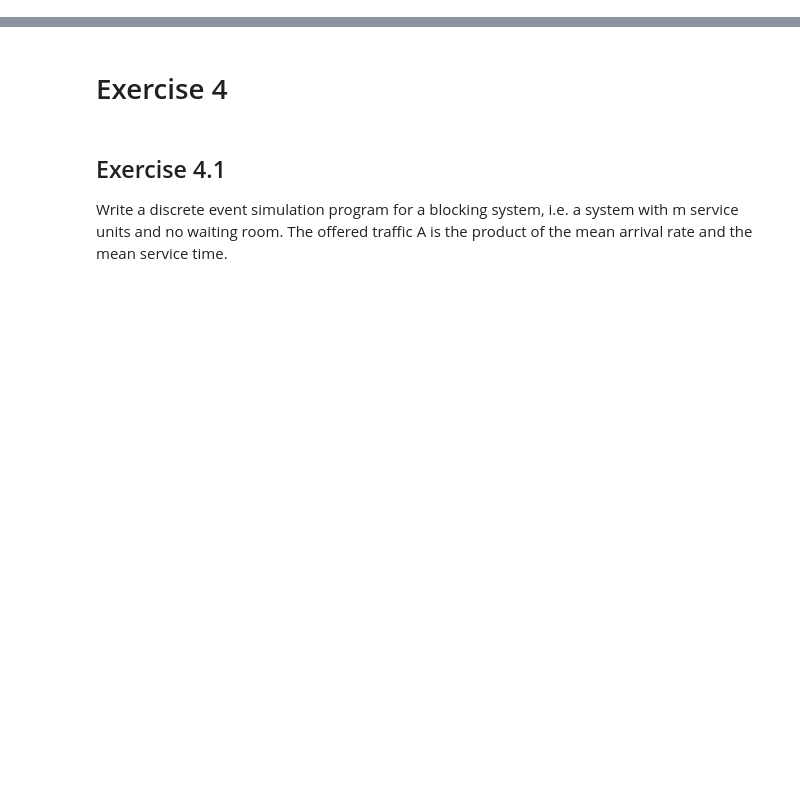
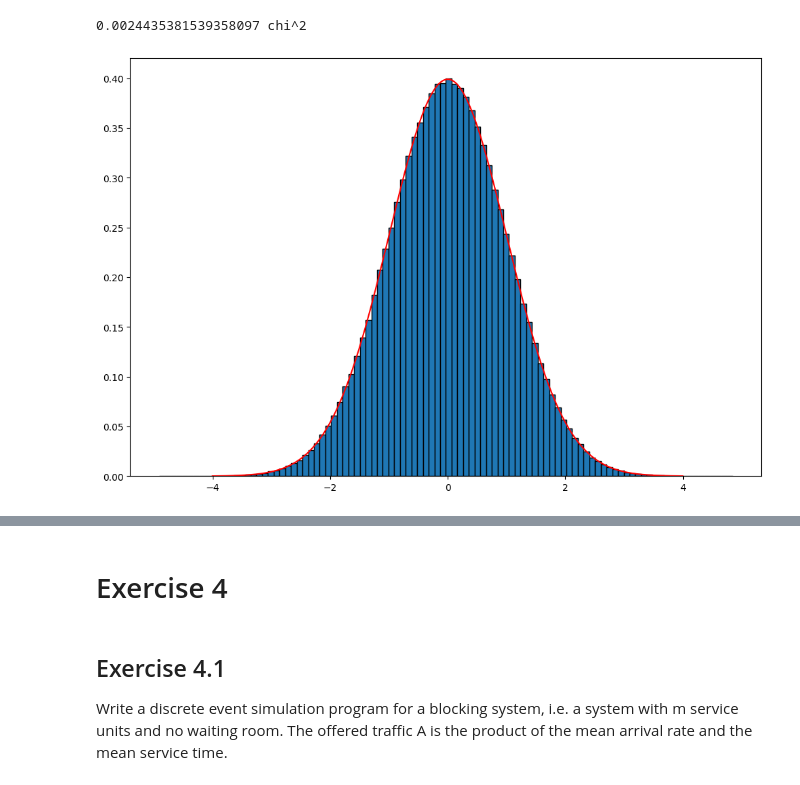
Before and after one commit to kridk999/stochastic_project1, a Jupyter notebook: assignment1_master_notebook.ipynb, the cells around one changed output, grey strips where cells are left out. Drawn from its saved outputs; the diff is of its cells as text; code cells hidden in the pictures; blank space fills up the shorter version.

```diff
--- a/assignment1_master_notebook.ipynb
+++ b/assignment1_master_notebook.ipynb
@@ -0,0 +69,13 @@
+# %%
+def Normal_dis():
+    return [mth.sqrt(-2*mth.log(rd.random()))*mth.cos(2*mth.pi*rd.random()), mth.sqrt(exp_rand(1/2))*mth.sin(2*mth.pi*rd.random())]
+
+
+
+c,b = plot_pmf_continuous([Normal_dis()[0] for I in range(1000000)],100)
+plt.plot([(x-4*200)/200 for x in range(8*200)],[(1/np.sqrt(2*np.pi)) * np.exp(-0.5 * ((x-4*200)/200)**2) for x in range(8*200)], color="red")
+
+print(str(chi(list(c),[(1/np.sqrt(2*np.pi)) * np.exp(-0.5 * ((b[I])**2))*(b[I+1] - b[I]) for I in range(len(b)-1)])) + " chi^2")
+# %% [output]
+0.0024435381539358097 chi^2
+[figure, added]
```
Also changed, not shown: parts of 16 cells of this notebook.
